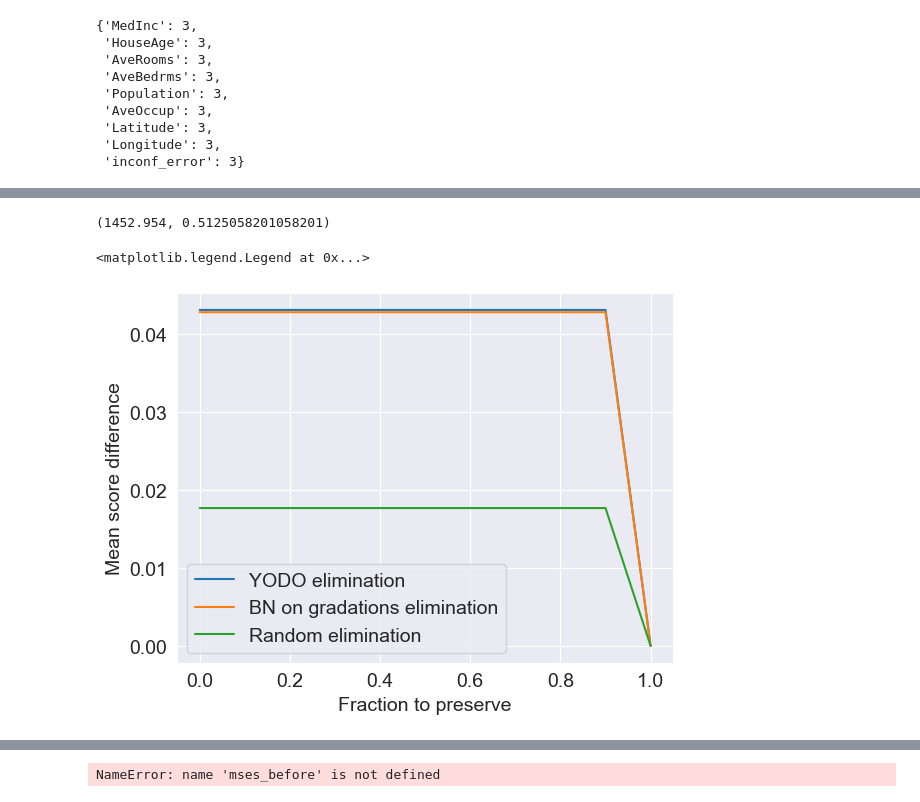
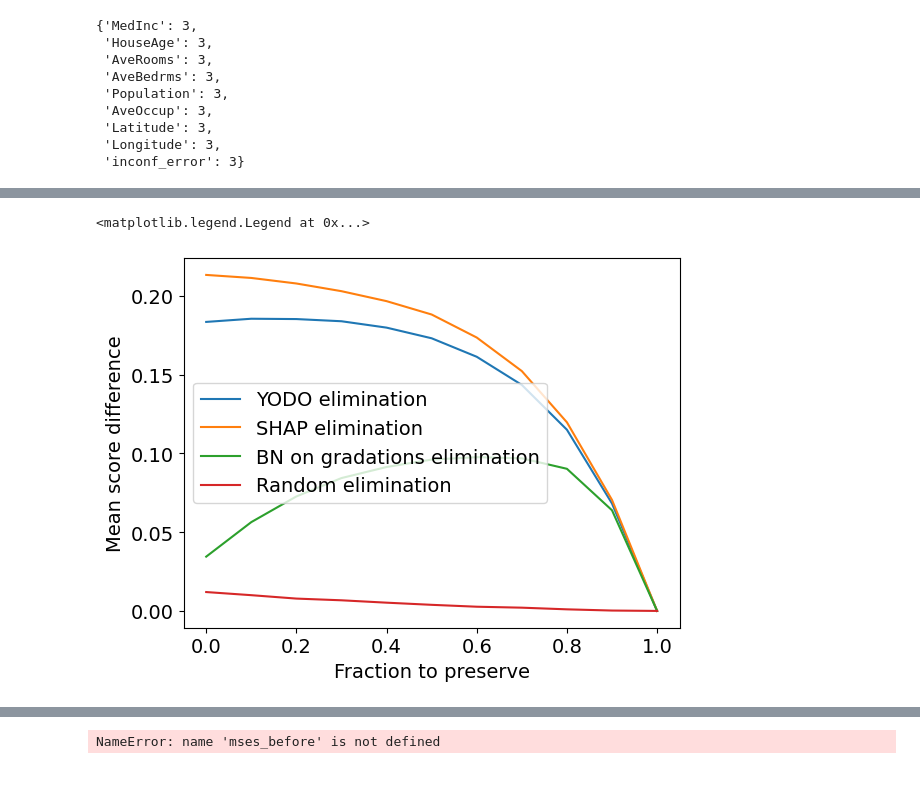
Before and after one commit to dmitry-grigorev/GIEBN, a Jupyter notebook: experiments/shaplime/error_gradations_yodo_synthetic_classif_calif.ipynb, the cells around one changed output, grey strips where cells are left out. Saved outputs shown, nothing was run; the diff lists cells and outputs as text; code cells hidden in the pictures.

```diff
--- a/experiments/shaplime/error_gradations_yodo_synthetic_classif_calif.ipynb
+++ b/experiments/shaplime/error_gradations_yodo_synthetic_classif_calif.ipynb
@@ -669,46 +593,11 @@ for name in metrics.keys():
-# %%
-percentage_changes = list()
-percentage_changes_r = list()
-
-percentage_changes2 = list()
-
-mean_differences = list()
-mean_differences_r = list()
-
-mean_differences2 = list()
-alphas = np.linspace(0, 1, 11)
-for a in alphas[:-1]:
-    np.random.seed(42)
-    metrics_before, metrics_after, diffs, mean_dropped, metrics_s, metrics_r = bootstrap_sampling(dfeat, dcat,
-                                                                                              ["S_weight", "diameter"],
-                                                                                            [1, 1],
-                                                                                              [inconfidence_score,
-                                                                                                 log_loss,
-                                                                                                 roc_auc_score], trials=500,alpha=a, incl_random_removal=True)
-    if a == 0:
-        print(_)
-    x, y, z, w = np.array(metrics_before[0]), np.array(metrics_after[0]), np.array(metrics_r[0]), np.array(metrics_s[0])
-    mean_differences.append((x-y).mean())
-    mean_differences_r.append((x-z).mean())
-    mean_differences2.append((x-w).mean())
-    percentage_changes.append(((y-x)/x).mean()*100)
-    percentage_changes_r.append(((z-x)/x).mean()*100)
-    percentage_changes2.append(((w-x)/x).mean()*100)
-percentage_changes.append(0)
-mean_differences.append(0)
-percentage_changes2.append(0)
-mean_differences2.append(0)
-percentage_changes_r.append(0)
-mean_differences_r.append(0)
-# %% [output]
-(1452.954, 0.5125058201058201)
 # %%
-plt.plot(alphas, mean_differences, label='YODO elimination')
-plt.plot(alphas, mean_differences2, label='BN on gradations elimination')
-plt.plot(alphas, mean_differences_r, label='Random elimination')
+plt.plot(alphas, mean_differences['yodo'], label='YODO elimination')
+plt.plot(alphas, mean_differences['shap'], label='SHAP elimination')
+plt.plot(alphas, mean_differences['bn'], label='BN on gradations elimination')
+plt.plot(alphas, mean_differences['random'], label='Random elimination')
 plt.xlabel("Fraction to preserve")
 plt.ylabel("Mean score difference")
 plt.legend()
 # %% [output]
 <matplotlib.legend.Legend at 0x...>
-[figure, old version]
+[figure, new version]
```
Also changed, not shown: parts of 45 cells of this notebook, 4 other files.
